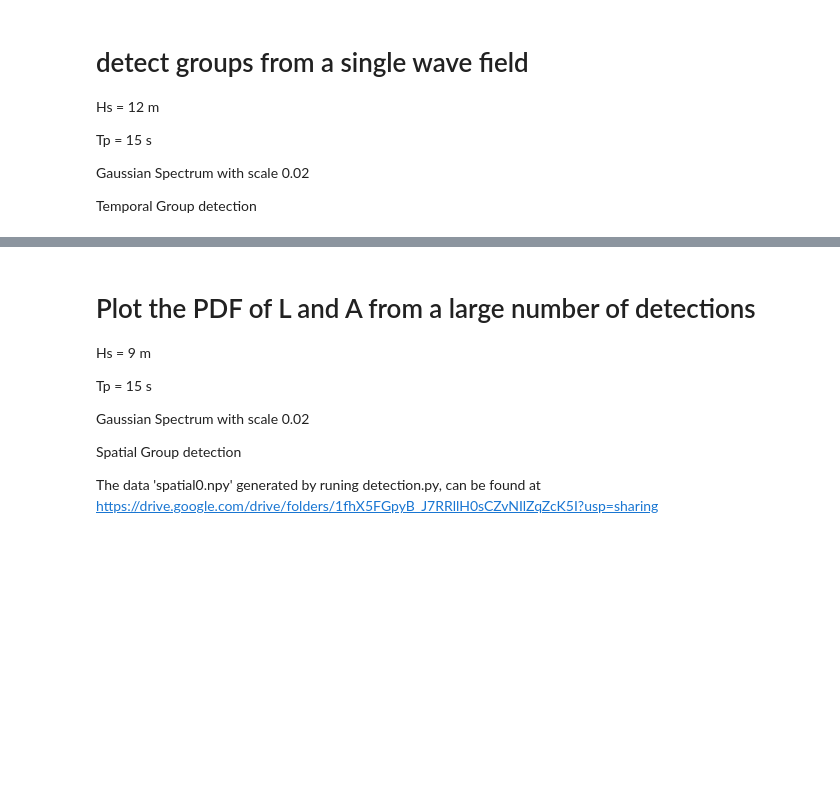
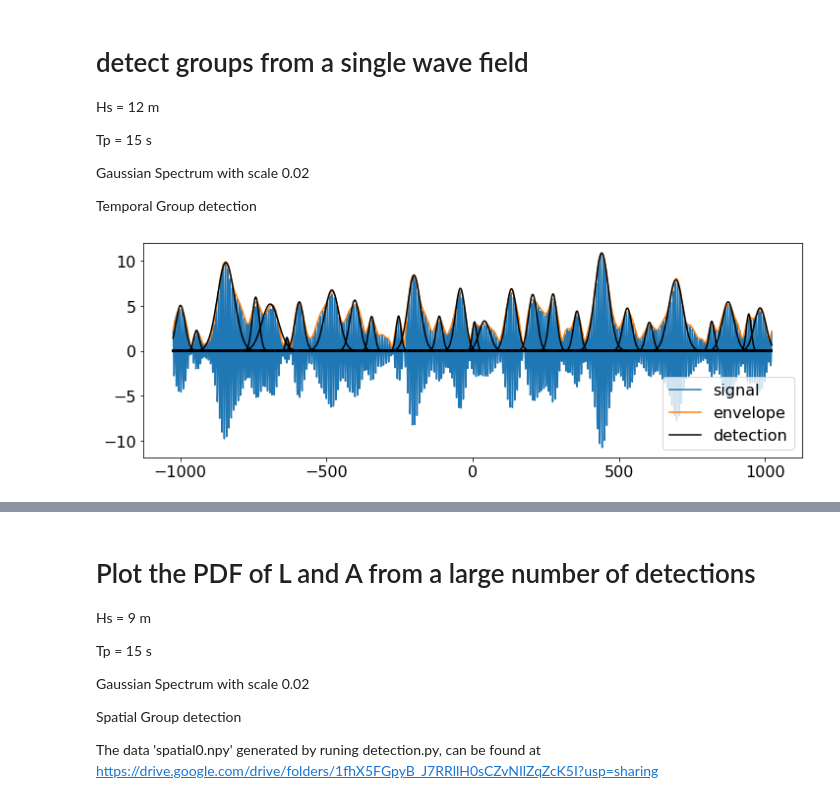
Before and after one commit to umbrellagong/wavefinder, a Jupyter notebook: wavefinder/demonstration.ipynb, the cells around one changed output, grey strips where cells are left out. Saved outputs shown, nothing was run; the diff lists cells and outputs as text; code cells hidden in the pictures; blank space fills up the shorter version.

```diff
--- a/wavefinder/demonstration.ipynb
+++ b/wavefinder/demonstration.ipynb
@@ -16,6 +16,11 @@ Tp = 15 s
 Gaussian Spectrum with scale 0.02
 
 Temporal Group detection
+# %%
+detection_seed_0 = detect_single(seed=0, whether_Gaussian=True, gamma=0.02,
+                                 whether_plot=True, ckaf_threshold=0.75)
+# %% [output]
+[figure, added]
 # %%
 # The lengths and positions generated by detect_single (also the plot)
 # do not have physical unit, but (1 / number of points) in this field.
```
Also changed, not shown: parts of 2 cells of this notebook, 3 other files.
